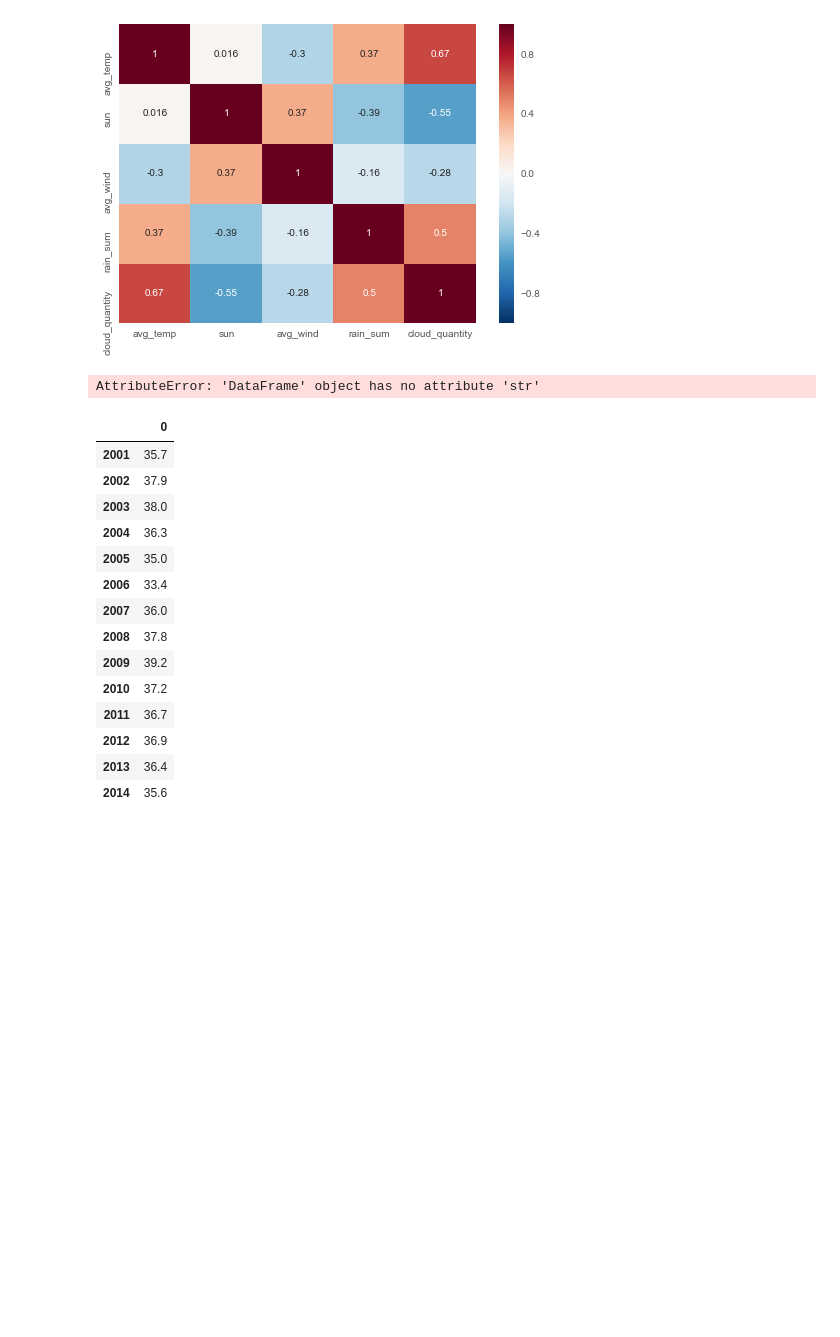
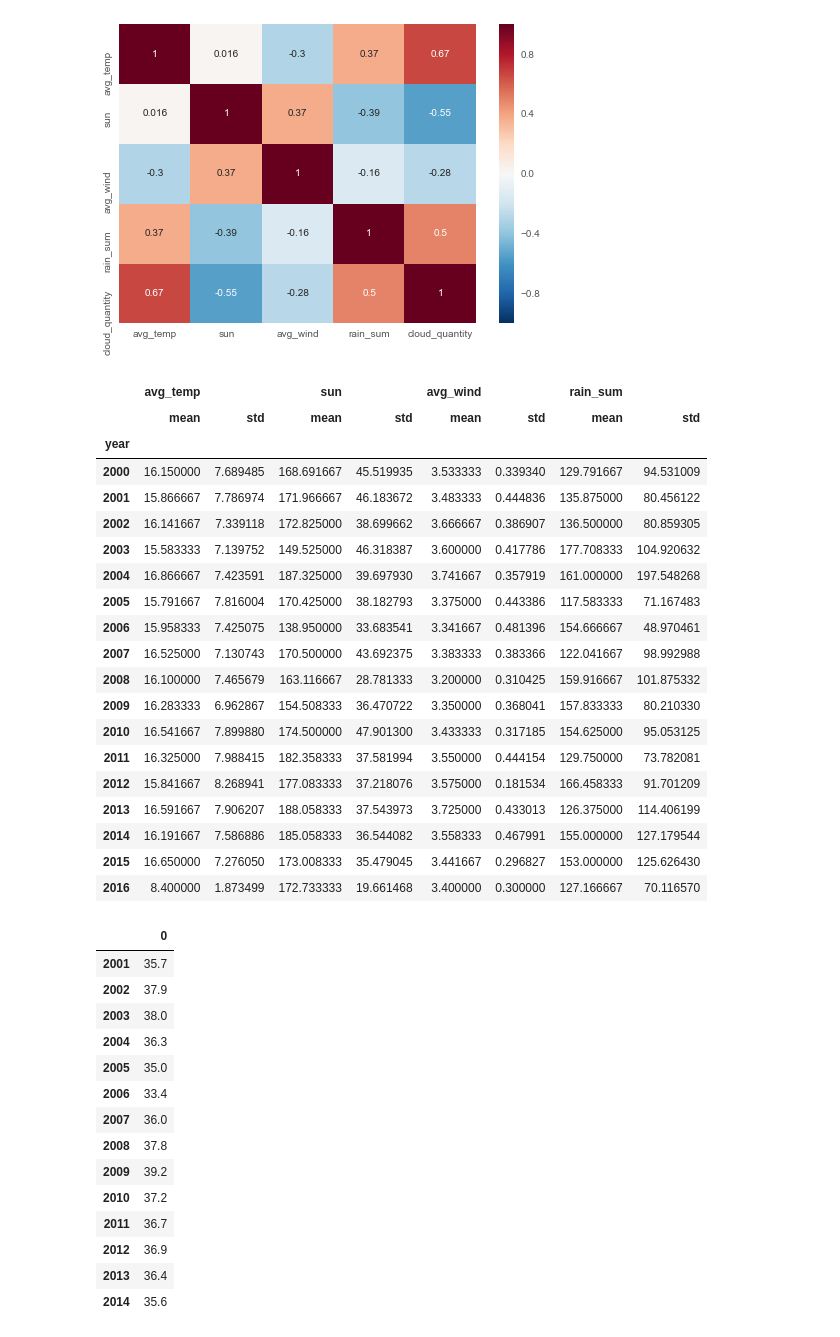
Before and after one commit to taishiroyamada/graduation_thesis_dayo, a Jupyter notebook: sotsuron_data2.ipynb, the cells around one changed output. Cells and saved outputs as stored; diff of their text form; code cells hidden in the pictures; blank space fills up the shorter version.

```diff
--- a/sotsuron_data2.ipynb
+++ b/sotsuron_data2.ipynb
@@ -93,11 +93,31 @@ sns.heatmap(correlation_matrix, annot=True, xticklabels=names,yticklabels=names)
 # %%
 w_data = w_data.drop(['avg_cloud_quantity'],axis=1)
 # %%
-w_data['year'] = w_data.str.split('/', expand=True)
+w_data['year'] = w_data['year'].str.split('/', expand=True)
-# %% [output]
-AttributeError: 'DataFrame' object has no attribute 'str'
 # %%
-fuck = w_data.groupby('year').agg(['mean'])
+fuck = w_data.groupby('year').agg(['mean','std'])
+fuck
+# %% [output]
+|  | avg_temp |  | sun |  | avg_wind |  | rain_sum |  |
+|  | mean | std | mean | std | mean | std | mean | std |
+| year |  |  |  |  |  |  |  |  |
+| 2000 | 16.150000 | 7.689485 | 168.691667 | 45.519935 | 3.533333 | 0.339340 | 129.791667 | 94.531009 |
+| 2001 | 15.866667 | 7.786974 | 171.966667 | 46.183672 | 3.483333 | 0.444836 | 135.875000 | 80.456122 |
+| 2002 | 16.141667 | 7.339118 | 172.825000 | 38.699662 | 3.666667 | 0.386907 | 136.500000 | 80.859305 |
+| 2003 | 15.583333 | 7.139752 | 149.525000 | 46.318387 | 3.600000 | 0.417786 | 177.708333 | 104.920632 |
+| 2004 | 16.866667 | 7.423591 | 187.325000 | 39.697930 | 3.741667 | 0.357919 | 161.000000 | 197.548268 |
+| 2005 | 15.791667 | 7.816004 | 170.425000 | 38.182793 | 3.375000 | 0.443386 | 117.583333 | 71.167483 |
+| 2006 | 15.958333 | 7.425075 | 138.950000 | 33.683541 | 3.341667 | 0.481396 | 154.666667 | 48.970461 |
+| 2007 | 16.525000 | 7.130743 | 170.500000 | 43.692375 | 3.383333 | 0.383366 | 122.041667 | 98.992988 |
+| 2008 | 16.100000 | 7.465679 | 163.116667 | 28.781333 | 3.200000 | 0.310425 | 159.916667 | 101.875332 |
+| 2009 | 16.283333 | 6.962867 | 154.508333 | 36.470722 | 3.350000 | 0.368041 | 157.833333 | 80.210330 |
+| 2010 | 16.541667 | 7.899880 | 174.500000 | 47.901300 | 3.433333 | 0.317185 | 154.625000 | 95.053125 |
+| 2011 | 16.325000 | 7.988415 | 182.358333 | 37.581994 | 3.550000 | 0.444154 | 129.750000 | 73.782081 |
+| 2012 | 15.841667 | 8.268941 | 177.083333 | 37.218076 | 3.575000 | 0.181534 | 166.458333 | 91.701209 |
+| 2013 | 16.591667 | 7.906207 | 188.058333 | 37.543973 | 3.725000 | 0.433013 | 126.375000 | 114.406199 |
+| 2014 | 16.191667 | 7.586886 | 185.058333 | 36.544082 | 3.558333 | 0.467991 | 155.000000 | 127.179544 |
+| 2015 | 16.650000 | 7.276050 | 173.008333 | 35.479045 | 3.441667 | 0.296827 | 153.000000 | 125.626430 |
+| 2016 | 8.400000 | 1.873499 | 172.733333 | 19.661468 | 3.400000 | 0.300000 | 127.166667 | 70.116570 |
 # %%
 econ = np.transpose(pd.read_csv('economic_data.tsv',delimiter='\t'))
 # %%
```
Also changed, not shown: 5 other files.
